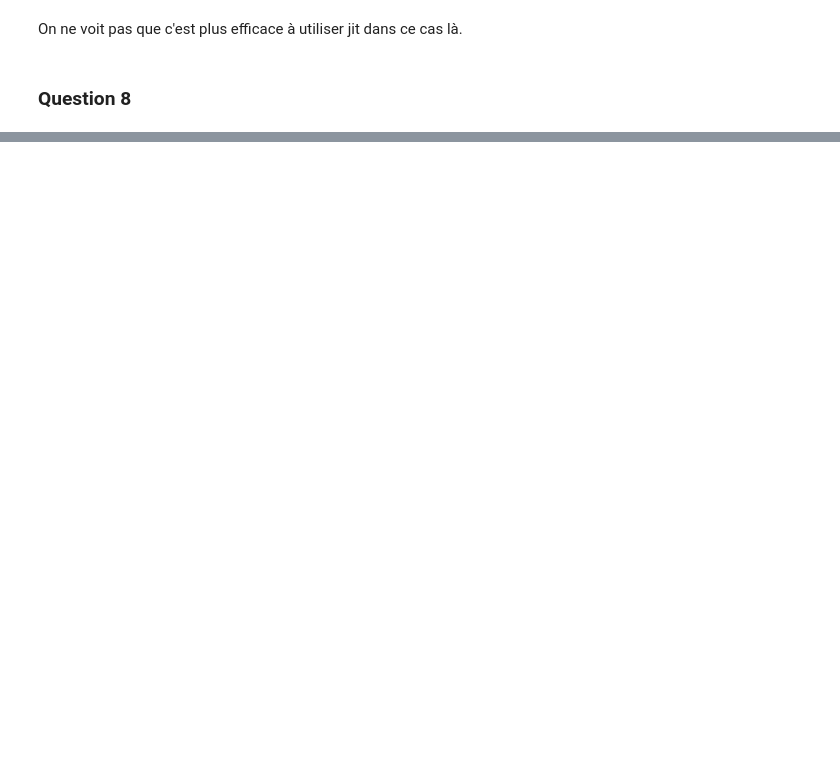
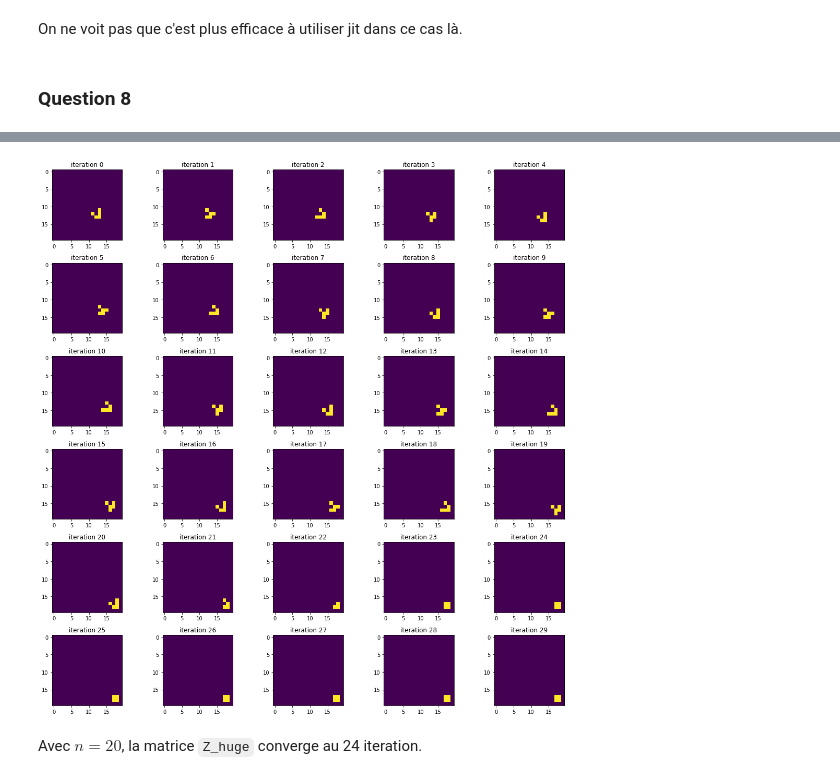
Before and after one commit to jroeste/DevLogHMMA238, a Jupyter notebook: HMMA238_TP_Gout_Roste.ipynb, the cells around one changed output, grey strips where cells are left out. Saved outputs shown, nothing was run; the diff lists cells and outputs as text; code cells hidden in the pictures; blank space fills up the shorter version.

```diff
--- a/HMMA238_TP_Gout_Roste.ipynb
+++ b/HMMA238_TP_Gout_Roste.ipynb
@@ -113,22 +155,23 @@ On ne voit pas que c'est plus efficace à utiliser jit dans ce cas là.
 # %% [markdown]
 ### Question 8
 # %%
-def plotJeuDeLaVie_q8(nbIterations,Z,iter_func):
+def plotJeuDeLaVie_manySP(nbIterations,Z,iter_func):
     """
     Plotting the evolution of the matrices of Jeu de La Vie.
     """
     Zcopy = Z.copy()
-    plt.figure(figsize=(20,10))
-    plt.subplot2grid((6,5), (0,0)) # Have to use subplot2grid instead of subplot for > 10 subplots.
-    plt.title("Iteration 0")
-    plt.imshow(Zcopy)
+    plt.figure(figsize=(15,15))
     for i in range(6):
         for j in range(5):
             if ((i*5+j)>=nbIterations):
                 break
-            plt.subplot2grid((6,5), (i,j))
-            Zcopy = iter_func(Zcopy)
+            plt.subplot2grid((6,5), (i,j)) # Have to use subplot2grid instead of subplot for > 10 subplots.
             plt.title("iteration "+str(i*5+j))
-            plt.imshow(Zcopy)
+            if (i==0 and j==0):
+                plt.imshow(Zcopy)
+            else:
+                Zcopy = iter_func(Zcopy)
+                plt.imshow(Zcopy)
+    plt.tight_layout()
 # %%
 from ipywidgets import interact,fixed
@@ -137,4 +186,6 @@ interact(plotJeuDeLaVie_q8, nbIterations=(0,30,1),Z=fixed(Z_np),iter_func = fixe
 # %%
-n = 100
+n = 20
 Z_huge = np.zeros((n,n))
 Z_huge[10:16,10:16] = Z_np
+
+interact(plotJeuDeLaVie_manySP,nbIterations=(0,30,1),Z=fixed(Z_huge),iter_func = fixed(iteration_jeu_np))
@@ -141,2 +197,4 @@ Z_huge[10:16,10:16] = Z_np
 # %%
-plotJeuDeLaVie_q8(7,Z_huge,iteration_jeu_np)
+plotJeuDeLaVie_manySP(50,Z_huge,iteration_jeu_np)
+# %% [output]
+[figure, added]
@@ -160,0 +201,2 @@ print("Elapsed (not using numba.jit()) = %s" % (end-start))
+# %% [markdown]
+Avec $n=20$, la matrice `Z_huge` converge au 24 iteration.
```
Also changed, not shown: parts of 11 cells of this notebook.
